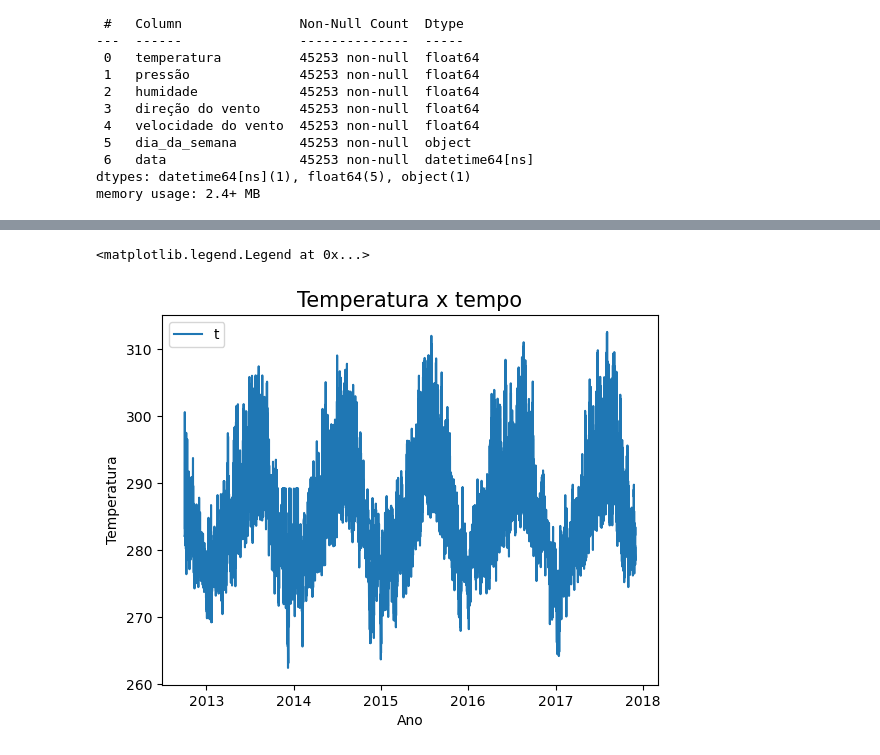
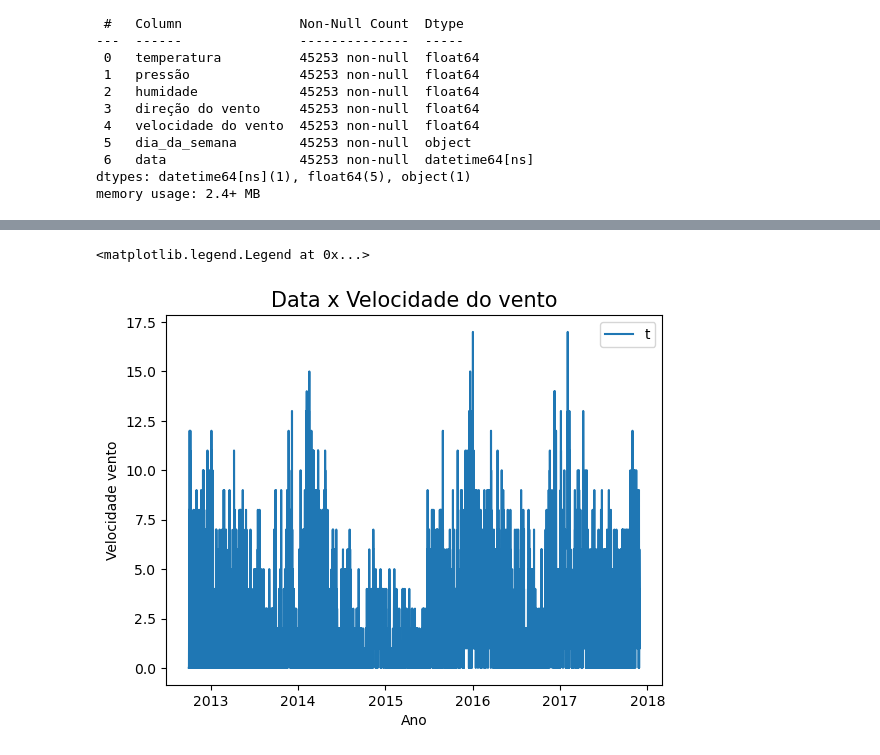
Before and after one commit to RSVictor/Codigos_IABD2024, a Jupyter notebook: Aula 03/codigo_analise_matplotlib.ipynb, the cells around one changed output, grey strips where cells are left out. Cells and saved outputs as stored; diff of their text form; code cells hidden in the pictures.

```diff
--- a/Aula 03/codigo_analise_matplotlib.ipynb
+++ b/Aula 03/codigo_analise_matplotlib.ipynb
@@ -80,9 +93,9 @@ memory usage: 2.4+ MB
 # %%
-plt.plot(df['data'],df['temperatura'])
-plt.title('Temperatura x tempo',fontsize=15)
+plt.plot(df['data'],df['velocidade do vento'])
+plt.title('Data x Velocidade do vento',fontsize=15)
 plt.xlabel('Ano')#titulo do eixo x
-plt.ylabel('Temperatura')#titulo do eixo y
+plt.ylabel('Velocidade vento')#titulo do eixo y
 plt.legend("temperatura",loc='best')
 # %% [output]
 <matplotlib.legend.Legend at 0x...>
-[figure, old version]
+[figure, new version]
```
Also changed, not shown: parts of 1 cell of this notebook.
